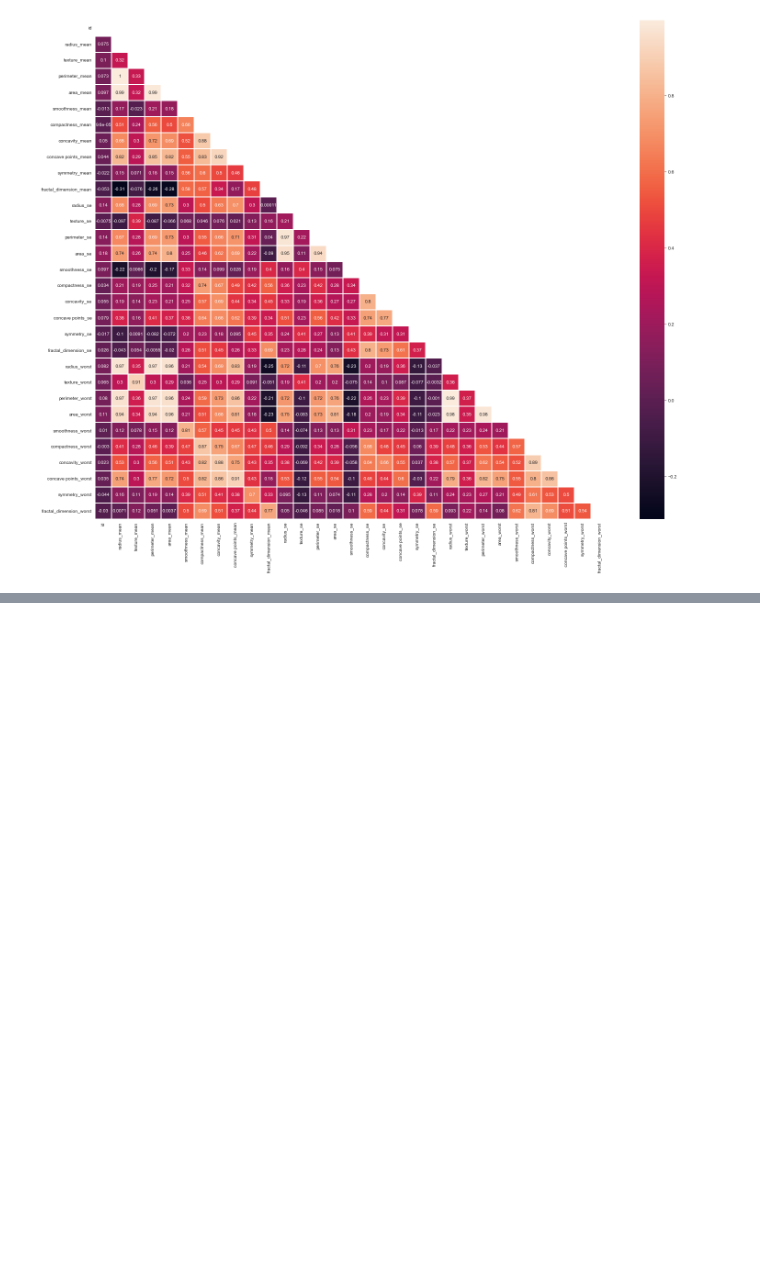
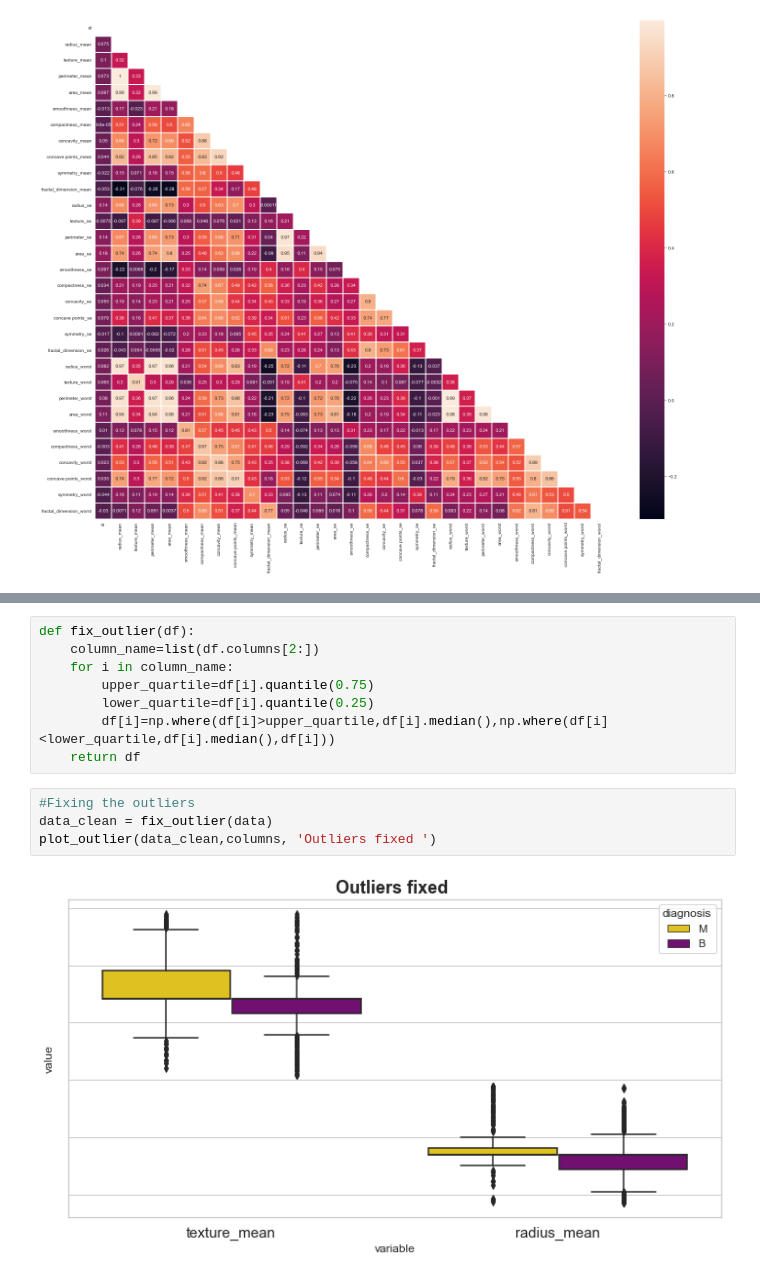
Before and after one commit to Stella-Mutacho/Machine-Learning-with-Causal_Inference, a Jupyter notebook: notebooks/eda.ipynb, the cells around one changed output, grey strips where cells are left out. Drawn from its saved outputs; the diff is of its cells as text; blank space fills up the shorter version.

```diff
--- a/notebooks/eda.ipynb
+++ b/notebooks/eda.ipynb
@@ -255,0 +323,14 @@ plt.show()
+# %%
+def fix_outlier(df):
+    column_name=list(df.columns[2:])
+    for i in column_name:
+        upper_quartile=df[i].quantile(0.75)
+        lower_quartile=df[i].quantile(0.25)
+        df[i]=np.where(df[i]>upper_quartile,df[i].median(),np.where(df[i]<lower_quartile,df[i].median(),df[i]))
+    return df
+# %%
+#Fixing the outliers
+data_clean = fix_outlier(data)
+plot_outlier(data_clean,columns, 'Outliers fixed ')
+# %% [output]
+[figure, added]
```
Also changed, not shown: parts of 30 cells of this notebook.
